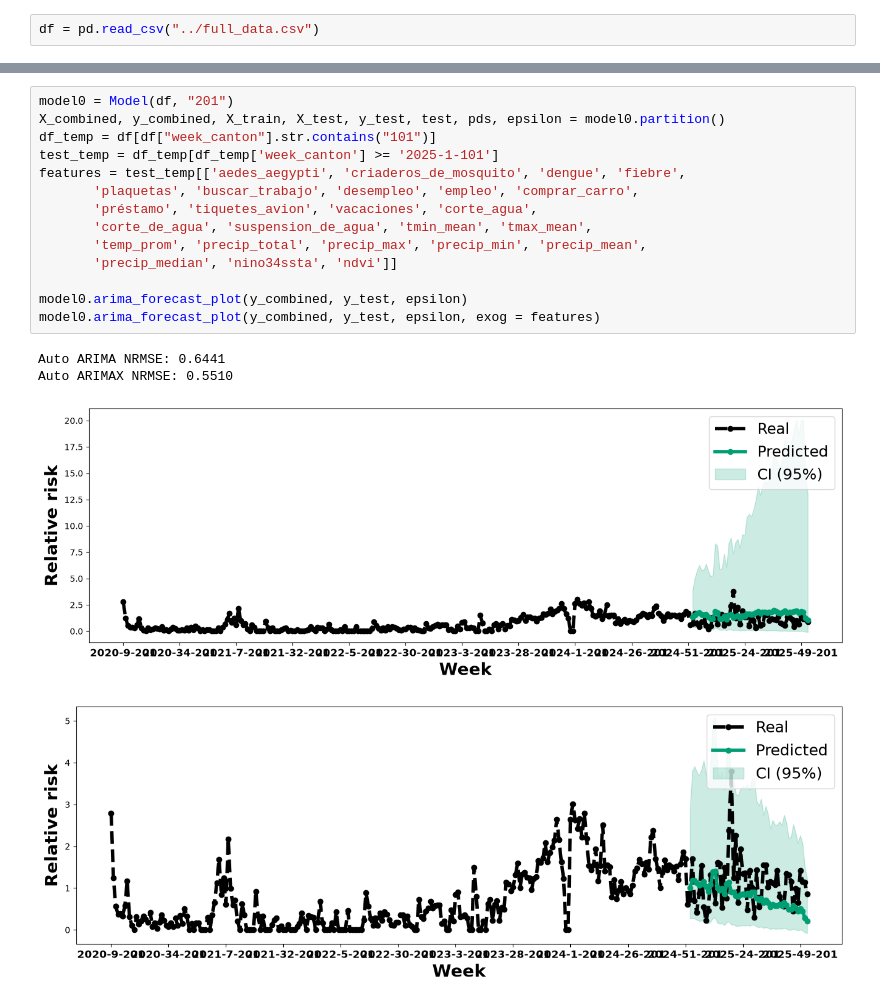
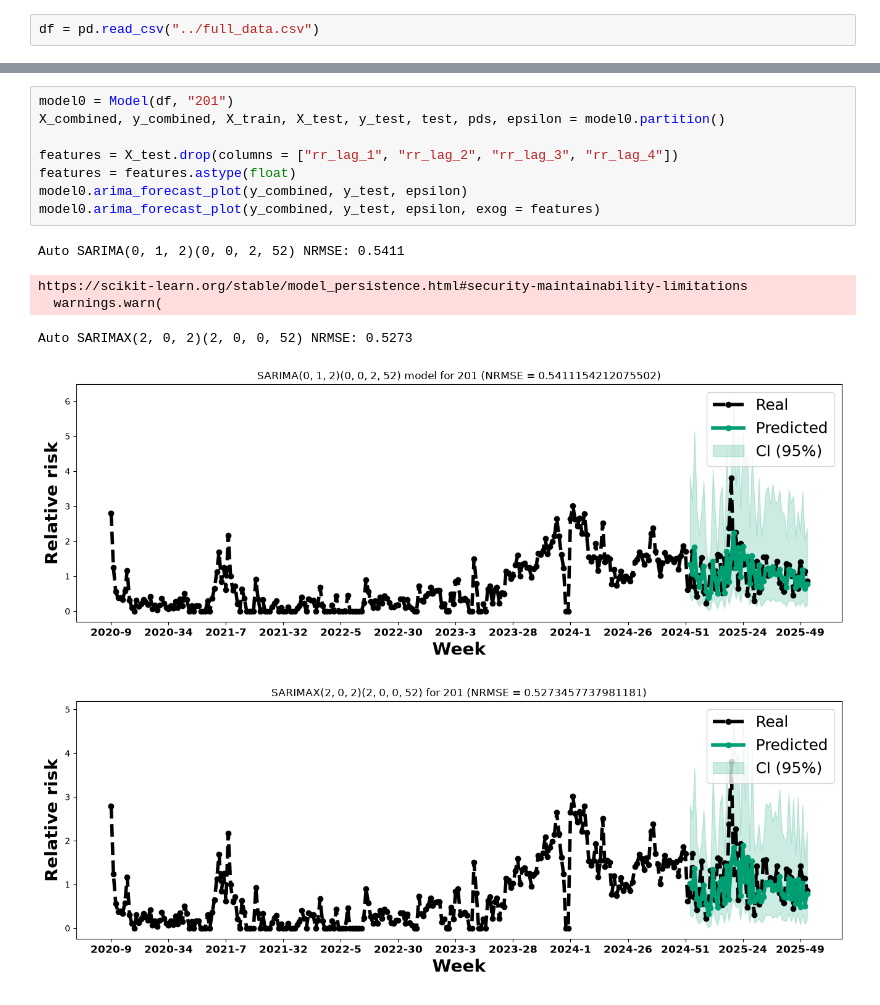
Before and after one commit to artisticlimon/dengue-recurrent-cr, a Jupyter notebook: 0_notebooks/arima_baseline.ipynb, the cells around one changed output, grey strips where cells are left out. Saved outputs shown, nothing was run; the diff lists cells and outputs as text.

```diff
--- a/0_notebooks/arima_baseline.ipynb
+++ b/0_notebooks/arima_baseline.ipynb
@@ -55,20 +52,16 @@ Auto ARIMAX NRMSE: 0.3248
 # %%
 model0 = Model(df, "201")
 X_combined, y_combined, X_train, X_test, y_test, test, pds, epsilon = model0.partition()
-df_temp = df[df["week_canton"].str.contains("101")]
-test_temp = df_temp[df_temp['week_canton'] >= '2025-1-101']
-features = test_temp[['aedes_aegypti', 'criaderos_de_mosquito', 'dengue', 'fiebre',
-       'plaquetas', 'buscar_trabajo', 'desempleo', 'empleo', 'comprar_carro',
-       'préstamo', 'tiquetes_avion', 'vacaciones', 'corte_agua',
-       'corte_de_agua', 'suspension_de_agua', 'tmin_mean', 'tmax_mean',
-       'temp_prom', 'precip_total', 'precip_max', 'precip_min', 'precip_mean',
-       'precip_median', 'nino34ssta', 'ndvi']]
 
+features = X_test.drop(columns = ["rr_lag_1", "rr_lag_2", "rr_lag_3", "rr_lag_4"])
+features = features.astype(float)
 model0.arima_forecast_plot(y_combined, y_test, epsilon)
 model0.arima_forecast_plot(y_combined, y_test, epsilon, exog = features)
 # %% [output]
-Auto ARIMA NRMSE: 0.6441
-Auto ARIMAX NRMSE: 0.5510
+Auto SARIMA(0, 1, 2)(0, 0, 2, 52) NRMSE: 0.5411
+https://scikit-learn.org/stable/model_persistence.html#security-maintainability-limitations
+  warnings.warn(
+Auto SARIMAX(2, 0, 2)(2, 0, 0, 52) NRMSE: 0.5273
-[figure, old version]
+[figure, new version]
-[figure, old version]
+[figure, new version]
 # %%
```
Also changed, not shown: parts of 9 cells of this notebook.
